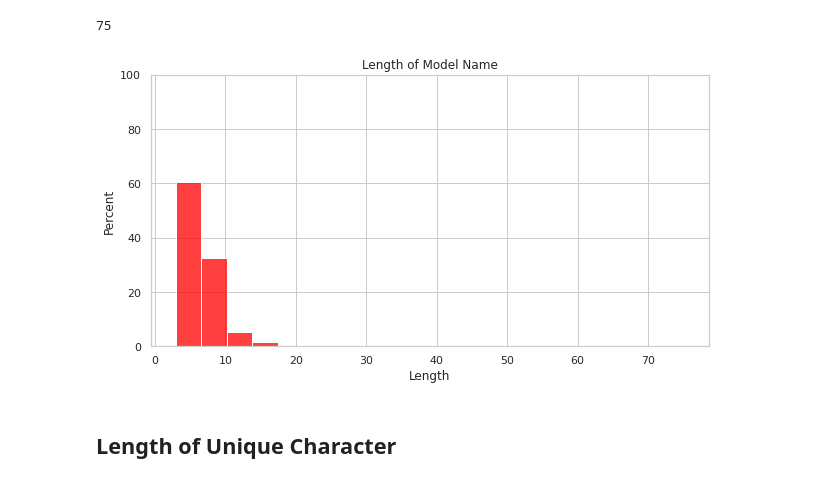
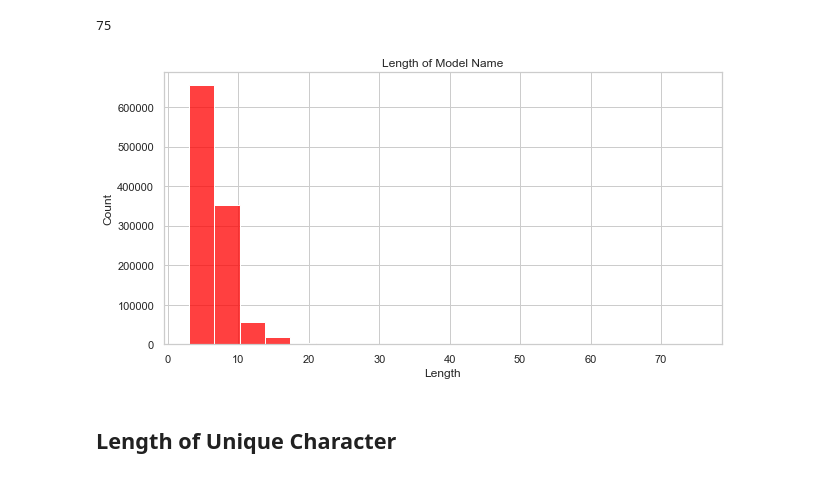
Before and after one commit to YeHoonJang/archive_for_everything, a Jupyter notebook: project_univ/pknu/sanhak_seminar/11st/0608_assignment.ipynb, the cells around one changed output. Cells and saved outputs as stored; diff of their text form; code cells hidden in the pictures.

```diff
--- a/project_univ/pknu/sanhak_seminar/11st/0608_assignment.ipynb
+++ b/project_univ/pknu/sanhak_seminar/11st/0608_assignment.ipynb
@@ -57,11 +57,21 @@ df["term_len"].max()
 # %%
 fig = plt.figure(figsize=(10, 5))
 sns.set_theme(style='whitegrid')
-sns.histplot(data=df["term_len"], color="red", stat="percent", bins=20, element="bars", cumulative=False).set(title="Length of Model Name", xlabel="Length", ylabel="Percent")
-plt.ylim(0, 100)
+sns.histplot(
+    data=df["term_len"],
+    color="red",
+    stat="count",
+    bins=20,
+    element="bars",
+    cumulative=False,
+).set(
+    title="Length of Model Name",
+    xlabel="Length",
+    ylabel="Count")
+# plt.ylim(0, 100)
 plt.show()
 # %% [output]
-[figure, old version]
+[figure, new version]
 # %% [markdown]
 ## Length of Unique Character
 # %%
```
Also changed, not shown: parts of 15 cells of this notebook.
